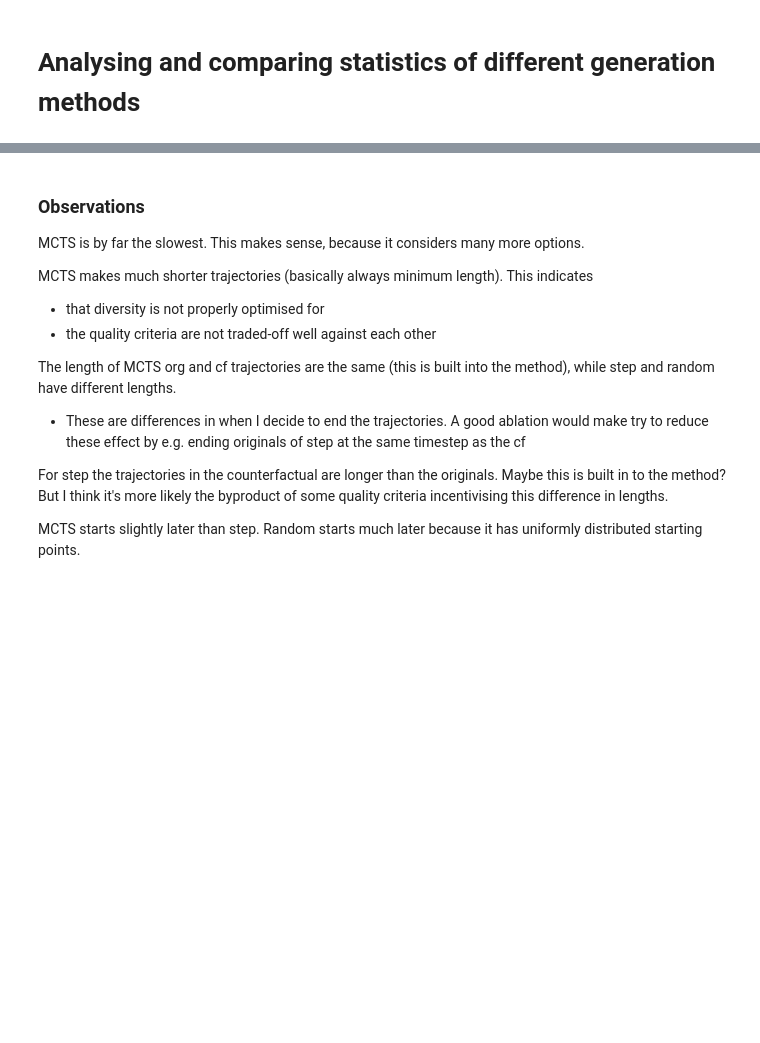
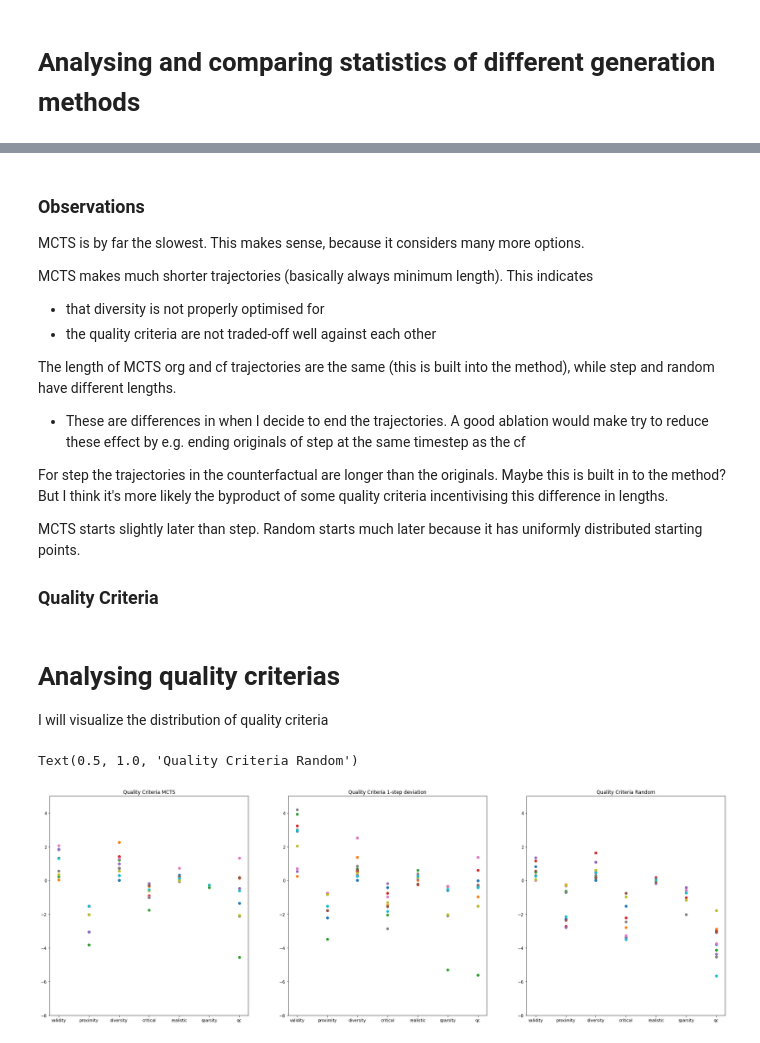
Before and after one commit to TheGermanCodeMachine/moral_rl, a Jupyter notebook: evaluation/anaylse_results/statistics_analysis.ipynb, the cells around one changed output, grey strips where cells are left out. Saved outputs shown, nothing was run; the diff lists cells and outputs as text; code cells hidden in the pictures; blank space fills up the shorter version.

Commit message:
adapted data analysis

```diff
--- a/evaluation/anaylse_results/statistics_analysis.ipynb
+++ b/evaluation/anaylse_results/statistics_analysis.ipynb
@@ -38,7 +38,7 @@ mcts_real, step_real, random_real = [], [], []
 mcts_spar, step_spar, random_spar = [], [], []
 mcts_qc, step_qc, random_qc = [], [], []
 
-with open('..\..\interpretability\logs\qc_comparison.txt', 'r') as f:
+with open('..\..\interpretability\logs\qc_comparison2.txt', 'r') as f:
     for line in f:
         parts = line.split(' ')
         if 'validity' in line:
@@ -65,10 +65,9 @@ with open('..\..\interpretability\logs\qc_comparison.txt', 'r') as f:
             mcts_spar.append(float(parts[1]) / normalisation['sparsity'] * weight['sparsity'])
             step_spar.append(float(parts[2]) / normalisation['sparsity'] * weight['sparsity'])
             random_spar.append(float(parts[3]) / normalisation['sparsity'] * weight['sparsity'])
-
-qc_mcts = np.mean(mcts_prox) + np.mean(mcts_val) + np.mean(mcts_div) + np.mean(mcts_crit) + np.mean(mcts_real) + np.mean(mcts_spar)
-qc_step = np.mean(step_prox) + np.mean(step_val) + np.mean(step_div) + np.mean(step_crit) + np.mean(step_real) + np.mean(step_spar)
-qc_random = np.mean(random_prox) + np.mean(random_val) + np.mean(random_div) + np.mean(random_crit) + np.mean(random_real) + np.mean(random_spar)
+qc_mcts = [sum(x) for x in zip(mcts_prox, mcts_val, mcts_div, mcts_crit, mcts_real, mcts_spar)]
+qc_step = [sum(x) for x in zip(step_prox, step_val, step_div, step_crit, step_real, step_spar)]
+qc_random = [sum(x) for x in zip(random_prox, random_val, random_div, random_crit, random_real, random_spar)]
 # %%
 table = [
     ['statistics'] + ['mcts'] + ['step'] + ['random'],
@@ -102,3 +116,39 @@ The length of MCTS org and cf trajectories are the same (this is built into the
 For step the trajectories in the counterfactual are longer than the originals. Maybe this is built in to the method? But I think it's more likely the byproduct of some quality criteria incentivising this difference in lengths.
 
 MCTS starts slightly later than step. Random starts much later because it has uniformly distributed starting points.
+
+### Quality Criteria
+# %% [markdown]
+# Analysing quality criterias
+
+I will visualize the distribution of quality criteria
+# %%
+number_of_points = 10
+
+zipped_mcts = [(mcts_val[i], mcts_prox[i], mcts_div[i], mcts_crit[i], mcts_real[i], mcts_spar[i], qc_mcts[i]) for i in range(number_of_points)]
+zipped_step = [(step_val[i], step_prox[i], step_div[i], step_crit[i], step_real[i], step_spar[i], qc_step[i]) for i in range(number_of_points)]
+zipped_random = [(random_val[i], random_prox[i], random_div[i], random_crit[i], random_real[i], random_spar[i], qc_random[i]) for i in range(number_of_points)]
+
+plt.figure(figsize=(30, 10))
+plt.subplot(1,3,1)
+# set range of y-axis to [-8, 5]
+plt.ylim(-8, 5)
+for i in range(number_of_points):
+    plt.scatter(['validity', 'proximity', 'diversity', 'critical', 'realistic', 'sparsity', 'qc'], zipped_mcts[i])
+plt.title('Quality Criteria MCTS')
+
+plt.subplot(1,3,2)
+plt.ylim(-8, 5)
+for i in range(number_of_points):
+    plt.scatter(['validity', 'proximity', 'diversity', 'critical', 'realistic', 'sparsity', 'qc'], zipped_step[i])
+plt.title('Quality Criteria 1-step deviation')
+
+
+plt.subplot(1,3,3)
+plt.ylim(-8, 5)
+for i in range(number_of_points):
+    plt.scatter(['validity', 'proximity', 'diversity', 'critical', 'realistic', 'sparsity', 'qc'], zipped_random[i])
+plt.title('Quality Criteria Random')
+# %% [output]
+Text(0.5, 1.0, 'Quality Criteria Random')
+[figure, added]
```
Also changed, not shown: parts of 3 cells of this notebook, 3 other files.
